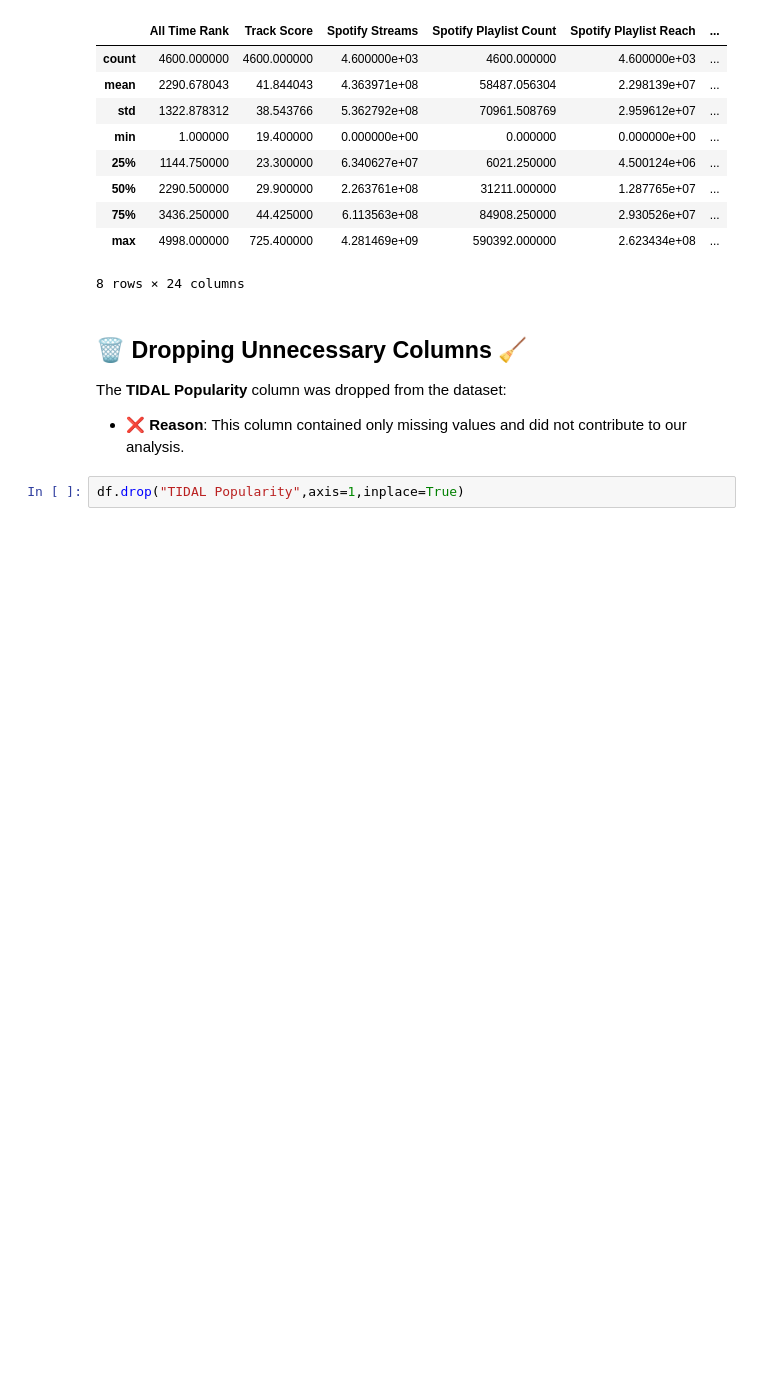
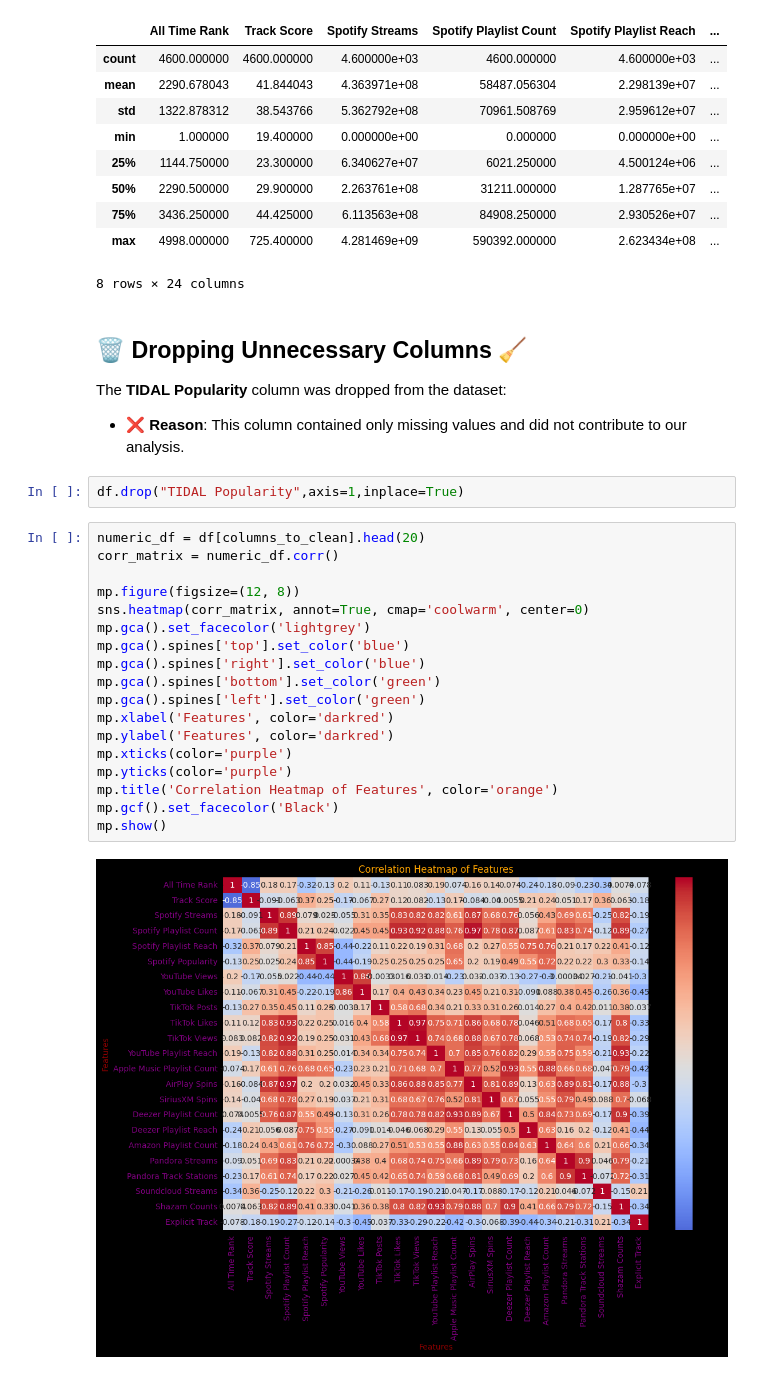
Before and after one commit to Abhijith-S-D/Spotify-EDA, a Jupyter notebook: Spotify_EDA.ipynb, the cells around one changed output. Drawn from its saved outputs; the diff is of its cells as text; blank space fills up the shorter version.

```diff
--- a/Spotify_EDA.ipynb
+++ b/Spotify_EDA.ipynb
@@ -340,3 +340,23 @@ The **TIDAL Popularity** column was dropped from the dataset:
 * ❌ **Reason**: This column contained only missing values and did not contribute to our analysis.
 # %%
 df.drop("TIDAL Popularity",axis=1,inplace=True)
+# %%
+numeric_df = df[columns_to_clean].head(20)
+corr_matrix = numeric_df.corr()
+
+mp.figure(figsize=(12, 8))
+sns.heatmap(corr_matrix, annot=True, cmap='coolwarm', center=0)
+mp.gca().set_facecolor('lightgrey')
+mp.gca().spines['top'].set_color('blue')
+mp.gca().spines['right'].set_color('blue')
+mp.gca().spines['bottom'].set_color('green')
+mp.gca().spines['left'].set_color('green')
+mp.xlabel('Features', color='darkred')
+mp.ylabel('Features', color='darkred')
+mp.xticks(color='purple')
+mp.yticks(color='purple')
+mp.title('Correlation Heatmap of Features', color='orange')
+mp.gcf().set_facecolor('Black')
+mp.show()
+# %% [output]
+[figure, added]
```
